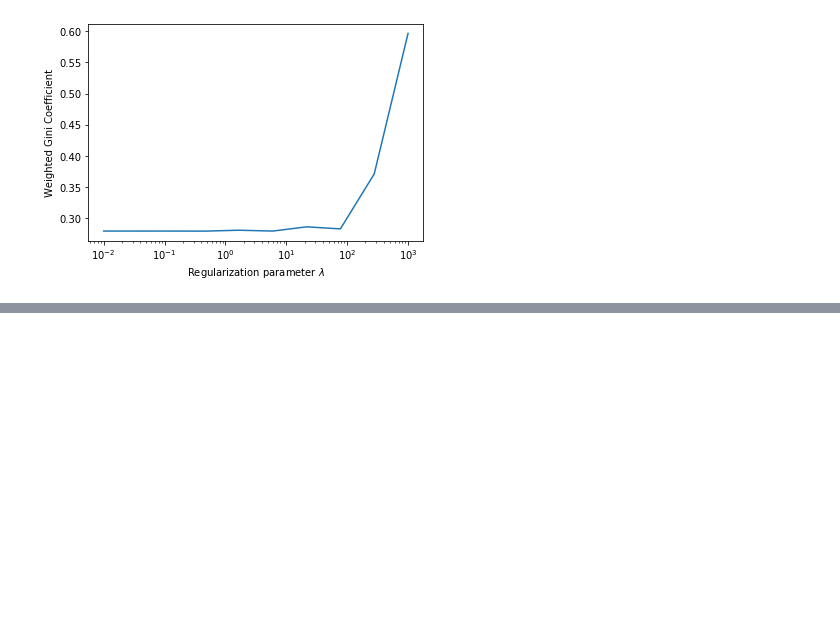
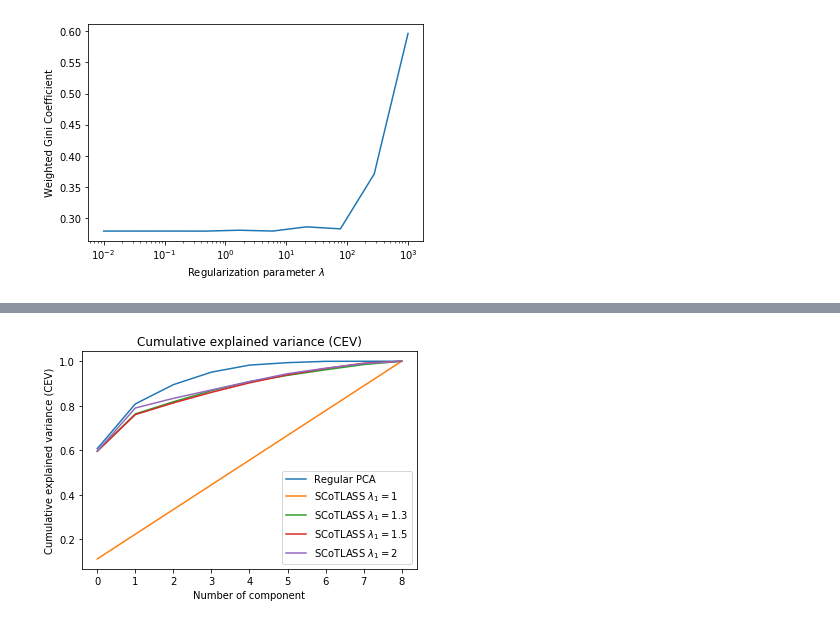
Before and after one commit to Jonas-JP-Peeters/Sparse-PCA-Project, a Jupyter notebook: Scripts/Results.ipynb, the cells around one changed output, grey strips where cells are left out. Drawn from its saved outputs; the diff is of its cells as text; code cells hidden in the pictures; blank space fills up the shorter version.

Commit message:
Updated the results tables and figures

```diff
--- a/Scripts/Results.ipynb
+++ b/Scripts/Results.ipynb
@@ -177,0 +176,9 @@ plt.savefig("../Figures/SCoT_comparison.pdf", bbox_inches = 'tight')
+# %%
+reg_reg.plotCEV()
+reg_scotlass_1.plotCEV()
+reg_scotlass_1pt3.plotCEV()
+reg_scotlass_1pt5.plotCEV()
+reg_scotlass_2.plotCEV()
+plt.savefig("../Figures/SCoTLASS_comparison.pdf", bbox_inches = 'tight')
+# %% [output]
+[figure, added]
```
Also changed, not shown: parts of 4 cells of this notebook, 4 other files.
